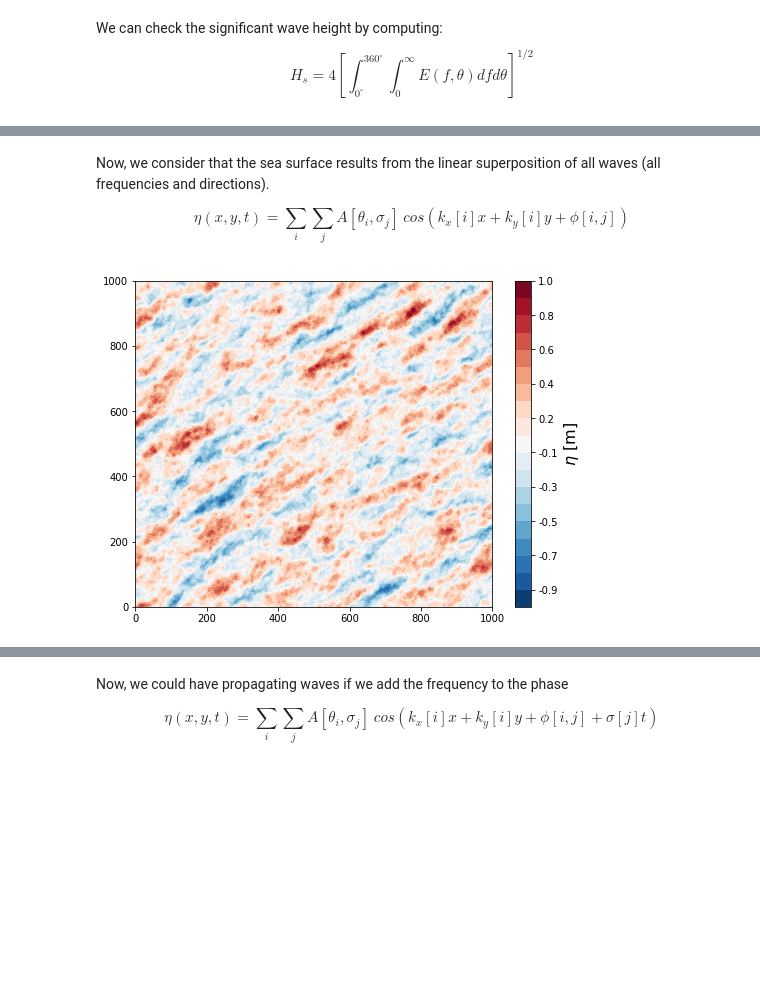
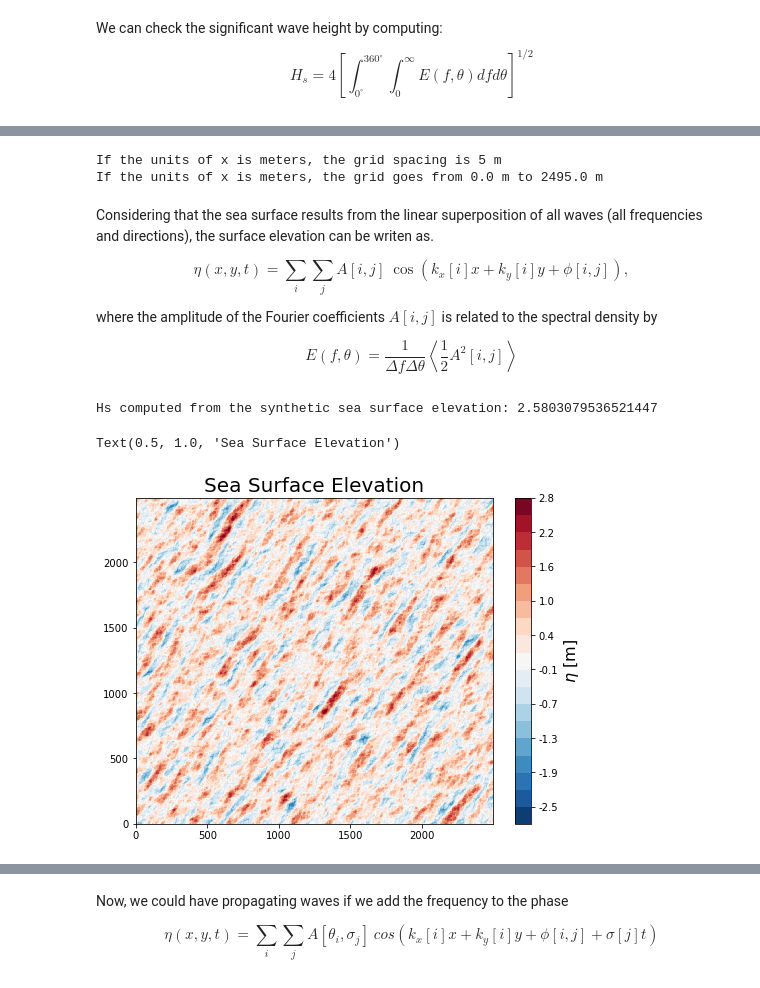
Before and after one commit to biavillasboas/WavySurface, a Jupyter notebook: wavy_surface.ipynb, the cells around one changed output, grey strips where cells are left out. Cells and saved outputs as stored; diff of their text form; code cells hidden in the pictures; blank space fills up the shorter version.

```diff
--- a/wavy_surface.ipynb
+++ b/wavy_surface.ipynb
@@ -89,0 +114,8 @@ The reconstructed significan wave height is: 1.4989849764816365
+# %%
+g = 9.81
+sig = 2*np.pi*freq # going from linear freq to angular
+k = sig**2/g
+lmax = 2*np.pi/k.min()
+lmin = 2*np.pi/k.max()
+print("max resolved wavelength = {0}m".format(lmax))
+print("min resolved wavelength = {0}m".format(lmin))
@@ -110,24 +127,49 @@ k = sig**2/g
+# %%
+L = 2000 # domain length
+dx = 5 #grid spacing in x
+x = np.arange(0,lmax, dx)
+y = x
+xx, yy = np.meshgrid(x, y)
+print('If the units of x is meters, the grid spacing is {0} m'.format(round(x[1]-x[0]),2))
+print('If the units of x is meters, the grid goes from {0} m to {1} m'.format(x[0], x[-1]))
+# %% [output]
+If the units of x is meters, the grid spacing is 5 m
+If the units of x is meters, the grid goes from 0.0 m to 2495.0 m
 # %% [markdown]
-Now, we consider that the sea surface results from the linear superposition of all waves (all frequencies and directions).
+Considering that the sea surface results from the linear superposition of all waves (all frequencies and directions), the surface elevation can be writen as.
 
 $$
-\eta(x, y, t) = \sum_i \sum_j A[\theta_i, \sigma_j] \ cos(k_x[i] x + k_y[i] y + \phi[i, j])
+\eta(x, y, t) = \sum_i \sum_j A[i, j] \ \cos(k_x[i] x + k_y[i] y + \phi[i, j]),
 $$
+
+where the amplitude of the Fourier coefficients  $A[i, j]$ is related to the spectral density by
+
+$$
+E(f, \theta) = \frac{1}{\Delta f \Delta \theta} \left< \frac{1}{2} A^2[i, j]\right>
+$$
+# %%
+A = (2*dirSpec*df*dth)**.5 # Wave amplitudes from spectral densities
 # %%
-zeta = np.zeros([nx,nx])
+zeta = np.zeros(xx.shape)
 E = 0
 for i in range(ndir):
     for j in range(nfreq):
         kx = k[j]*np.cos(dir_rad[i]+np.pi)
         ky = k[j]*np.sin(dir_rad[i]+np.pi)
-        zeta += A[i,j]*np.cos(kx*xx + ky*yy + phases[i,j])
-        E += A[i,j]**2 # total variance
+        phi = np.random.random()*2*np.pi # random phases
+        zeta += A[i,j] * np.cos(kx*xx + ky*yy + phi)
+# %%
+print("Hs computed from the synthetic sea surface elevation: {0}".format(4*(zeta).std()))
+# %% [output]
+Hs computed from the synthetic sea surface elevation: 2.5803079536521447
 # %%
 clim = np.max(abs(zeta))
 lin = np.linspace(-clim, clim, 20)
 plt.figure(figsize=(8, 6))
 plt.contourf(xx, yy, zeta, lin, cmap = 'RdBu_r')
 cbar = plt.colorbar(format='%.1f')
 cbar.set_label('$\eta$ [m]', fontsize=16)
+plt.title("Sea Surface Elevation", fontsize=20)
 # %% [output]
+Text(0.5, 1.0, 'Sea Surface Elevation')
-[figure, old version]
+[figure, new version]
```
Also changed, not shown: parts of 31 cells of this notebook.
